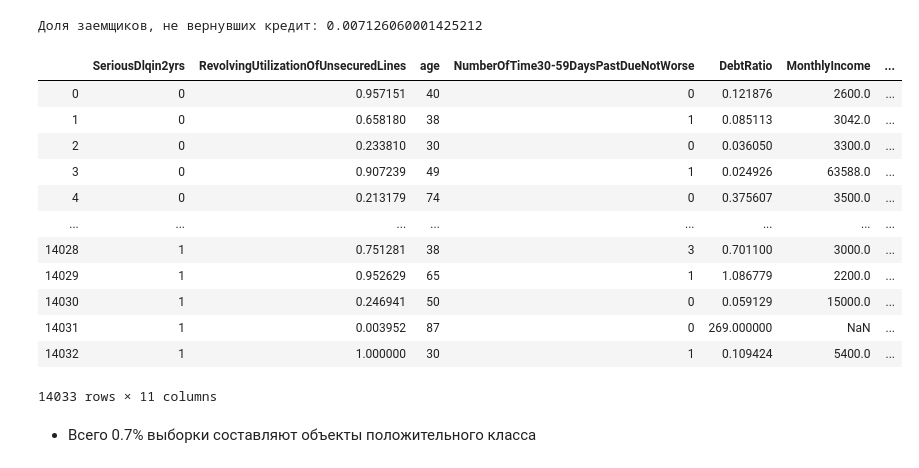
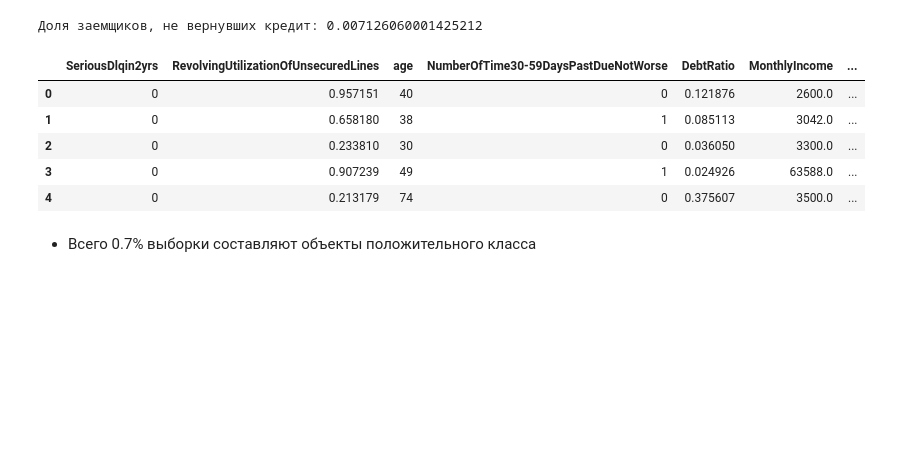
Before and after one commit to AnastasiyaMax/ML_DPO_2022_spring, a Jupyter notebook: week5_lin-class/sem05_linclass.ipynb, the cells around one changed output. Cells and saved outputs as stored; diff of their text form; code cells hidden in the pictures; blank space fills up the shorter version.

```diff
--- a/week5_lin-class/sem05_linclass.ipynb
+++ b/week5_lin-class/sem05_linclass.ipynb
@@ -468,21 +535,14 @@ print("Доля заемщиков, не вернувших кредит:", y.me
 # %% [output]
 Доля заемщиков, не вернувших кредит: 0.007126060001425212
 # %%
-df
+df.head()
 # %% [output]
 |  | SeriousDlqin2yrs | RevolvingUtilizationOfUnsecuredLines | age | NumberOfTime30-59DaysPastDueNotWorse | DebtRatio | MonthlyIncome | ... |
 | 0 | 0 | 0.957151 | 40 | 0 | 0.121876 | 2600.0 | ... |
 | 1 | 0 | 0.658180 | 38 | 1 | 0.085113 | 3042.0 | ... |
 | 2 | 0 | 0.233810 | 30 | 0 | 0.036050 | 3300.0 | ... |
 | 3 | 0 | 0.907239 | 49 | 1 | 0.024926 | 63588.0 | ... |
 | 4 | 0 | 0.213179 | 74 | 0 | 0.375607 | 3500.0 | ... |
-| ... | ... | ... | ... | ... | ... | ... | ... |
-| 14028 | 1 | 0.751281 | 38 | 3 | 0.701100 | 3000.0 | ... |
-| 14029 | 1 | 0.952629 | 65 | 1 | 1.086779 | 2200.0 | ... |
-| 14030 | 1 | 0.246941 | 50 | 0 | 0.059129 | 15000.0 | ... |
-| 14031 | 1 | 0.003952 | 87 | 0 | 269.000000 | NaN | ... |
-| 14032 | 1 | 1.000000 | 30 | 1 | 0.109424 | 5400.0 | ... |
-14033 rows × 11 columns
 # %% [markdown]
 - Всего 0.7% выборки составляют объекты положительного класса
 # %% [markdown]
```
Also changed, not shown: parts of 41 cells of this notebook, 1 other file.
